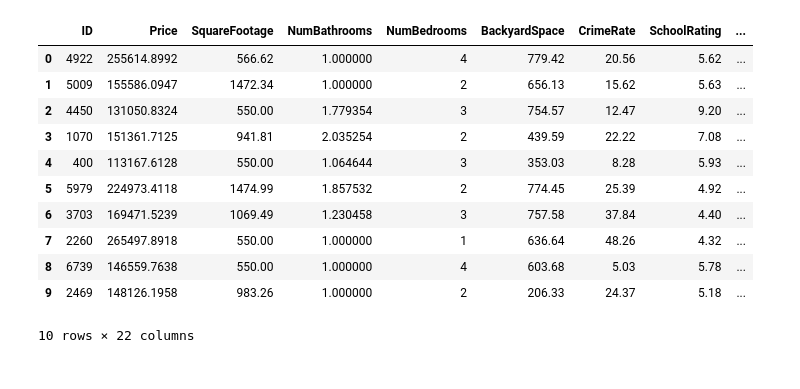
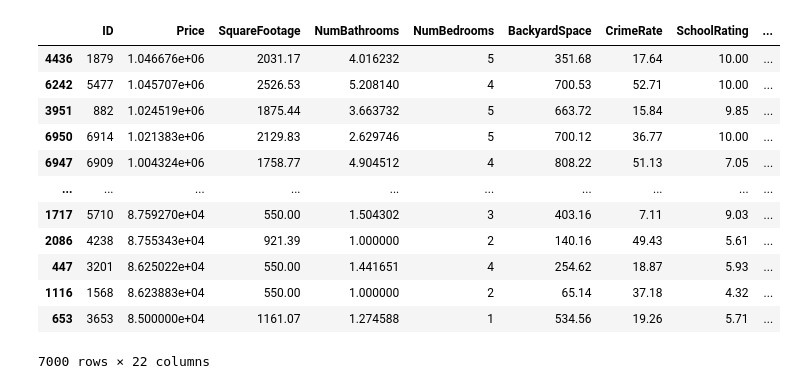
Before and after one commit to AndrewJesse/ColdCase, a Jupyter notebook: main.ipynb, the cells around one changed output. Saved outputs shown, nothing was run; the diff lists cells and outputs as text; code cells hidden in the pictures.

```diff
--- a/main.ipynb
+++ b/main.ipynb
@@ -1,19 +1,21 @@
 # %%
 import pandas as pd
-
+import seaborn as sns
 df = pd.read_csv('D600 Task 3 Dataset 1 Housing Information.csv')
 
 df.head(10)
+df.sort_values('Price', ascending=False)
 # %% [output]
 |  | ID | Price | SquareFootage | NumBathrooms | NumBedrooms | BackyardSpace | CrimeRate | SchoolRating | ... |
-| 0 | 4922 | 255614.8992 | 566.62 | 1.000000 | 4 | 779.42 | 20.56 | 5.62 | ... |
-| 1 | 5009 | 155586.0947 | 1472.34 | 1.000000 | 2 | 656.13 | 15.62 | 5.63 | ... |
-| 2 | 4450 | 131050.8324 | 550.00 | 1.779354 | 3 | 754.57 | 12.47 | 9.20 | ... |
-| 3 | 1070 | 151361.7125 | 941.81 | 2.035254 | 2 | 439.59 | 22.22 | 7.08 | ... |
-| 4 | 400 | 113167.6128 | 550.00 | 1.064644 | 3 | 353.03 | 8.28 | 5.93 | ... |
-| 5 | 5979 | 224973.4118 | 1474.99 | 1.857532 | 2 | 774.45 | 25.39 | 4.92 | ... |
-| 6 | 3703 | 169471.5239 | 1069.49 | 1.230458 | 3 | 757.58 | 37.84 | 4.40 | ... |
-| 7 | 2260 | 265497.8918 | 550.00 | 1.000000 | 1 | 636.64 | 48.26 | 4.32 | ... |
-| 8 | 6739 | 146559.7638 | 550.00 | 1.000000 | 4 | 603.68 | 5.03 | 5.78 | ... |
-| 9 | 2469 | 148126.1958 | 983.26 | 1.000000 | 2 | 206.33 | 24.37 | 5.18 | ... |
+| 4436 | 1879 | 1.046676e+06 | 2031.17 | 4.016232 | 5 | 351.68 | 17.64 | 10.00 | ... |
+| 6242 | 5477 | 1.045707e+06 | 2526.53 | 5.208140 | 4 | 700.53 | 52.71 | 10.00 | ... |
+| 3951 | 882 | 1.024519e+06 | 1875.44 | 3.663732 | 5 | 663.72 | 15.84 | 9.85 | ... |
+| 6950 | 6914 | 1.021383e+06 | 2129.83 | 2.629746 | 5 | 700.12 | 36.77 | 10.00 | ... |
+| 6947 | 6909 | 1.004324e+06 | 1758.77 | 4.904512 | 4 | 808.22 | 51.13 | 7.05 | ... |
+| ... | ... | ... | ... | ... | ... | ... | ... | ... | ... |
+| 1717 | 5710 | 8.759270e+04 | 550.00 | 1.504302 | 3 | 403.16 | 7.11 | 9.03 | ... |
+| 2086 | 4238 | 8.755343e+04 | 921.39 | 1.000000 | 2 | 140.16 | 49.43 | 5.61 | ... |
+| 447 | 3201 | 8.625022e+04 | 550.00 | 1.441651 | 4 | 254.62 | 18.87 | 5.93 | ... |
+| 1116 | 1568 | 8.623883e+04 | 550.00 | 1.000000 | 2 | 65.14 | 37.18 | 4.32 | ... |
+| 653 | 3653 | 8.500000e+04 | 1161.07 | 1.274588 | 1 | 534.56 | 19.26 | 5.71 | ... |
-10 rows × 22 columns
+7000 rows × 22 columns
```
Also changed, not shown: parts of 4 cells of this notebook.
